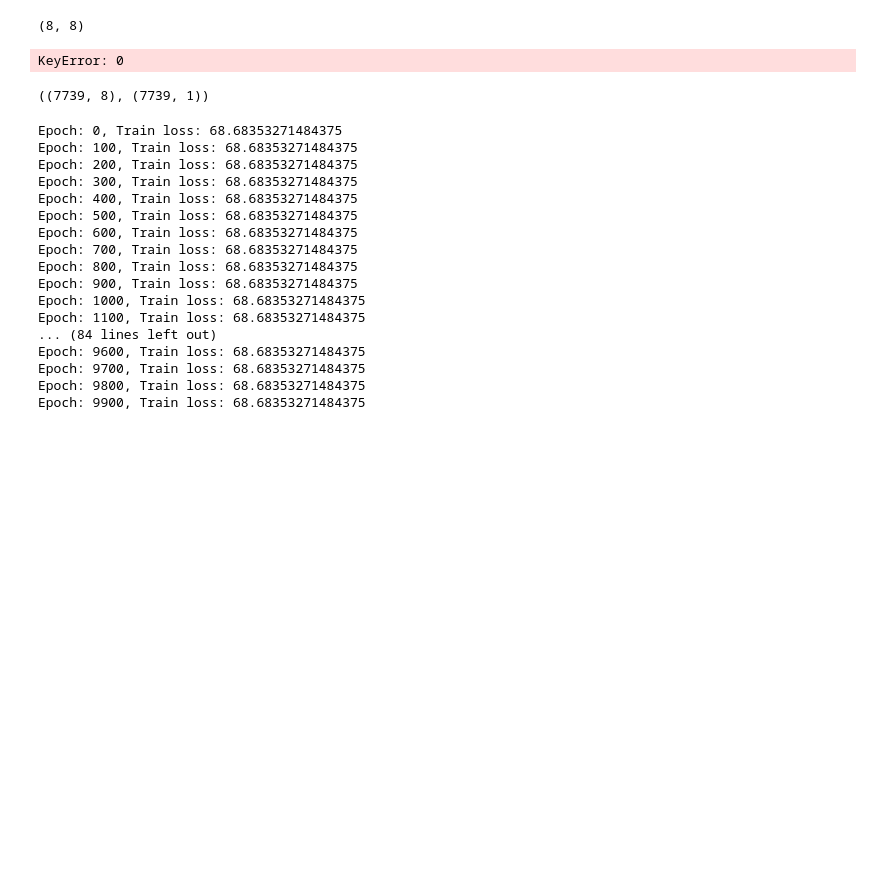
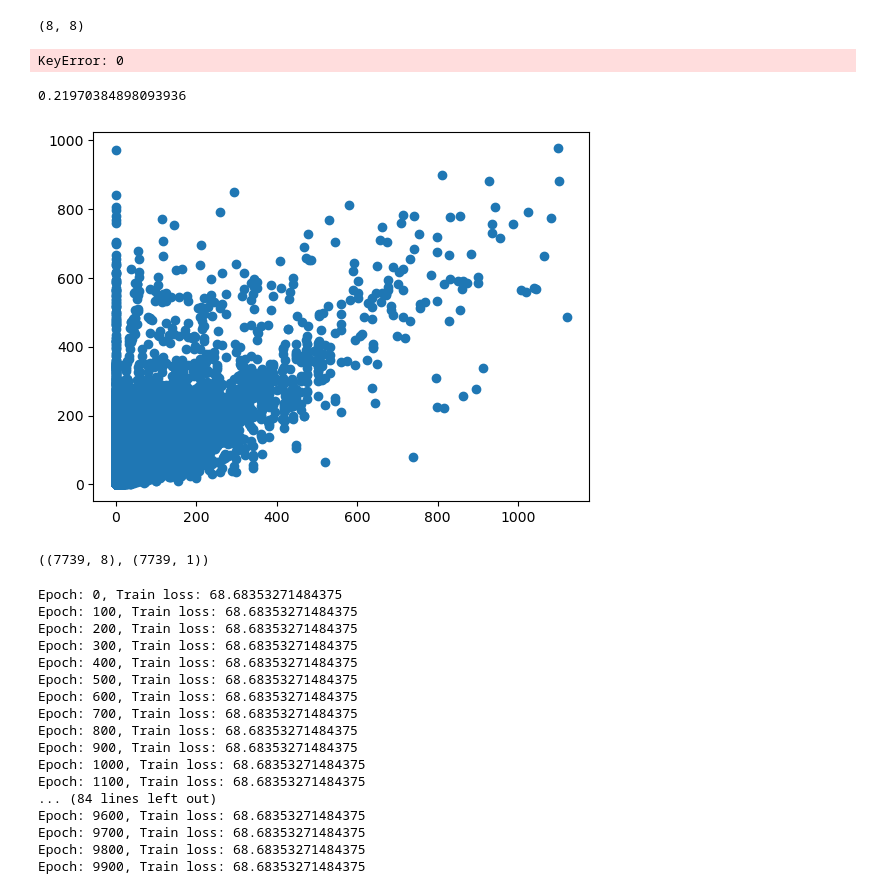
Before and after one commit to strojanski/bicikelj_predictor, a Jupyter notebook: bicikelj.ipynb, the cells around one changed output. Drawn from its saved outputs; the diff is of its cells as text; code cells hidden in the pictures; blank space fills up the shorter version.

```diff
--- a/bicikelj.ipynb
+++ b/bicikelj.ipynb
@@ -293,6 +293,29 @@ linear_regression(X_train, X_test, y_train, y_test)
 # %% [output]
 (8, 8)
 KeyError: 0
+# %%
+from sklearn.ensemble import RandomForestRegressor
+
+def random_forest(X_train, X_test, y_train, y_test):
+        # Fit model
+    rf = RandomForestRegressor()
+    # lr = Lasso(alpha=1)
+    rf.fit(X_train, y_train)
+
+    # Predict and score
+    y_pred = rf.predict(X_test)
+
+    plt.scatter(y_test, y_pred)
+
+    score = r2_score(y_test, y_pred)
+    return rf, score
+# %%
+rf, score = random_forest(X_train, X_test, y_train, y_test)
+# plt.bar(len(rf.feature_importances_), rf.feature_importances_)
+score
+# %% [output]
+0.21970384898093936
+[figure, added]
 # %%
 X.shape, y.shape
 # %% [output]
```
